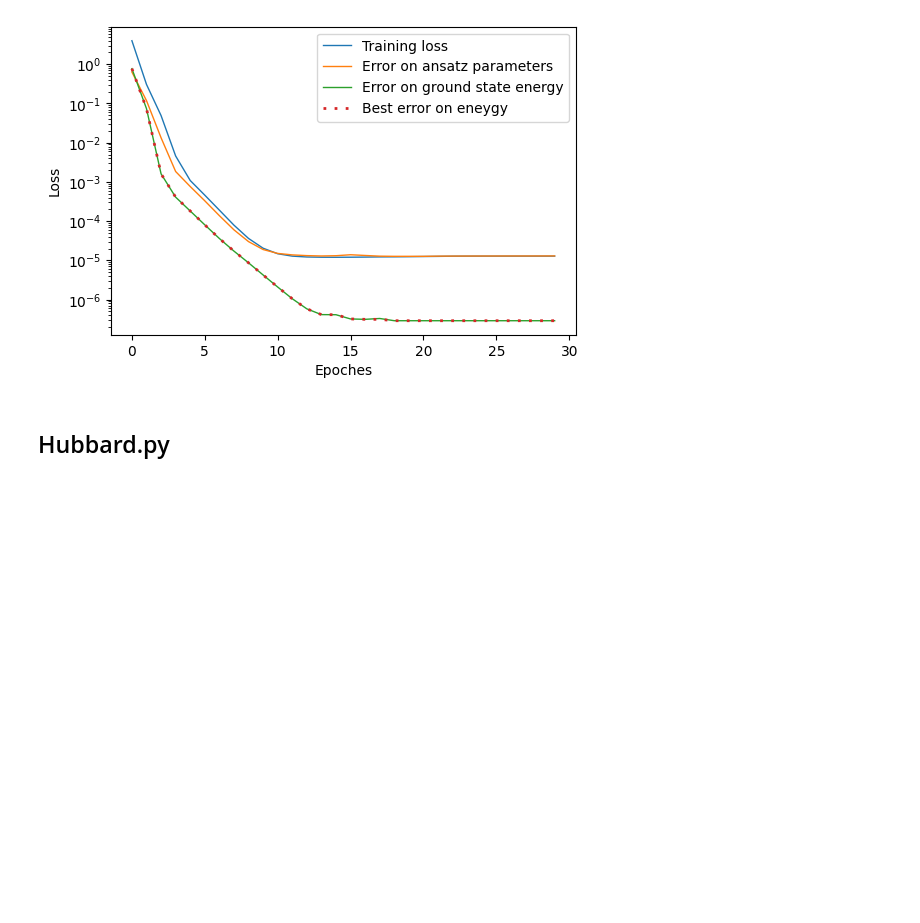
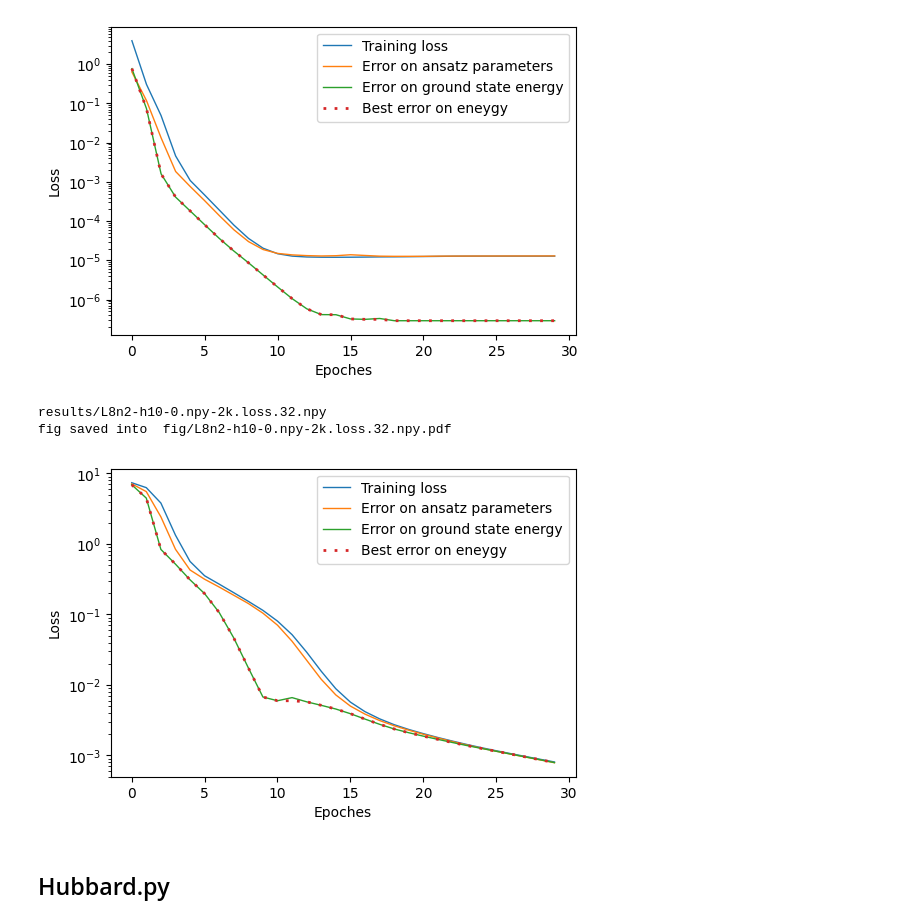
Before and after one commit to cabenav/ACSE-universal-ansatze, a Jupyter notebook: paper-plotting.ipynb, the cells around one changed output. Drawn from its saved outputs; the diff is of its cells as text; code cells hidden in the pictures; blank space fills up the shorter version.

```diff
--- a/paper-plotting.ipynb
+++ b/paper-plotting.ipynb
@@ -291,6 +291,33 @@ plt.show()
 results/L8n2-h10-0.npy.loss.32-v2.npy
 fig saved into  fig/L8n2-h10-0.npy.loss.32-v2.npy.pdf
 [figure]
+# %%
+import matplotlib.pyplot as plt
+import numpy as np
+result_folder='results'
+name='L8n2-h10-0.npy-2k.loss.32.npy'
+name='L8n2-h10-0.npy-2k-v0.1.loss.32.npy'
+filename = f'{result_folder}/{name}'
+fig_folder='fig'
+filename_fig =f'{fig_folder}/{name}.pdf'
+print(filename)
+data=np.load(filename)
+data[-32:,2] = data[-32:,3]  #smooth data
+data=data[:30]
+plt.figure(figsize=(6, 4))
+plt.xlabel('Epoches')
+plt.ylabel('Loss')
+#plt.title('training for hubbard model \n u ranges (0,10) \n Hamiltonian input: (1,1,1,1,1,u/2,u/2,u/2,u/2,u/2)')
+plt.yscale('log')
+plt.plot(data[:,:-1],label=['Training loss','Error on ansatz parameters','Error on ground state energy'],linewidth=1)
+plt.plot(data[:,-1],label=['Best error on eneygy'],dashes=[1,3],linewidth=2)
+plt.legend()
+plt.savefig(filename_fig); print('fig saved into ',filename_fig)
+plt.show()
+# %% [output]
+results/L8n2-h10-0.npy-2k.loss.32.npy
+fig saved into  fig/L8n2-h10-0.npy-2k.loss.32.npy.pdf
+[figure, added]
 # %% [markdown]
 ## Hubbard.py
 # %%
```
